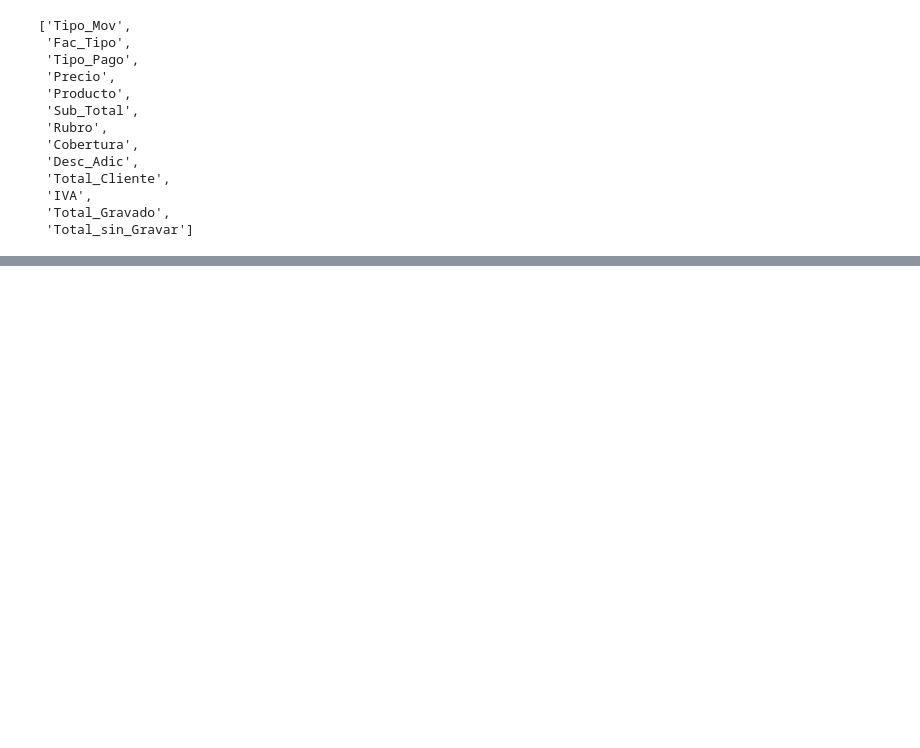
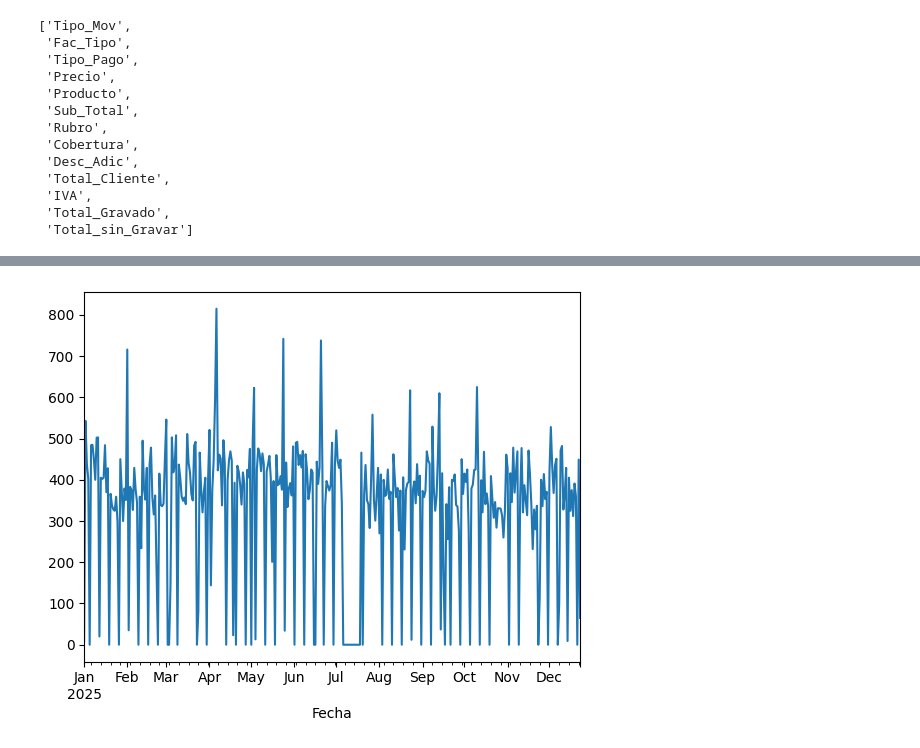
Before and after one commit to 4GeeksAcademy/sp-ml-20-final-project-g2, a Jupyter notebook: src/Final-project-Grupo2-InetaAnthonnyGuillermo.ipynb, the cells around one changed output, grey strips where cells are left out. Cells and saved outputs as stored; diff of their text form; code cells hidden in the pictures; blank space fills up the shorter version.

```diff
--- a/src/Final-project-Grupo2-InetaAnthonnyGuillermo.ipynb
+++ b/src/Final-project-Grupo2-InetaAnthonnyGuillermo.ipynb
@@ -471,0 +594,6 @@ for col in columns_to_numeric:
+# %%
+por_dia = df_copy.set_index("Fecha").resample("D").size()
+por_dia.plot()
+plt.show()
+# %% [output]
+[figure, added]
```
Also changed, not shown: parts of 27 cells of this notebook, 5 other files.
